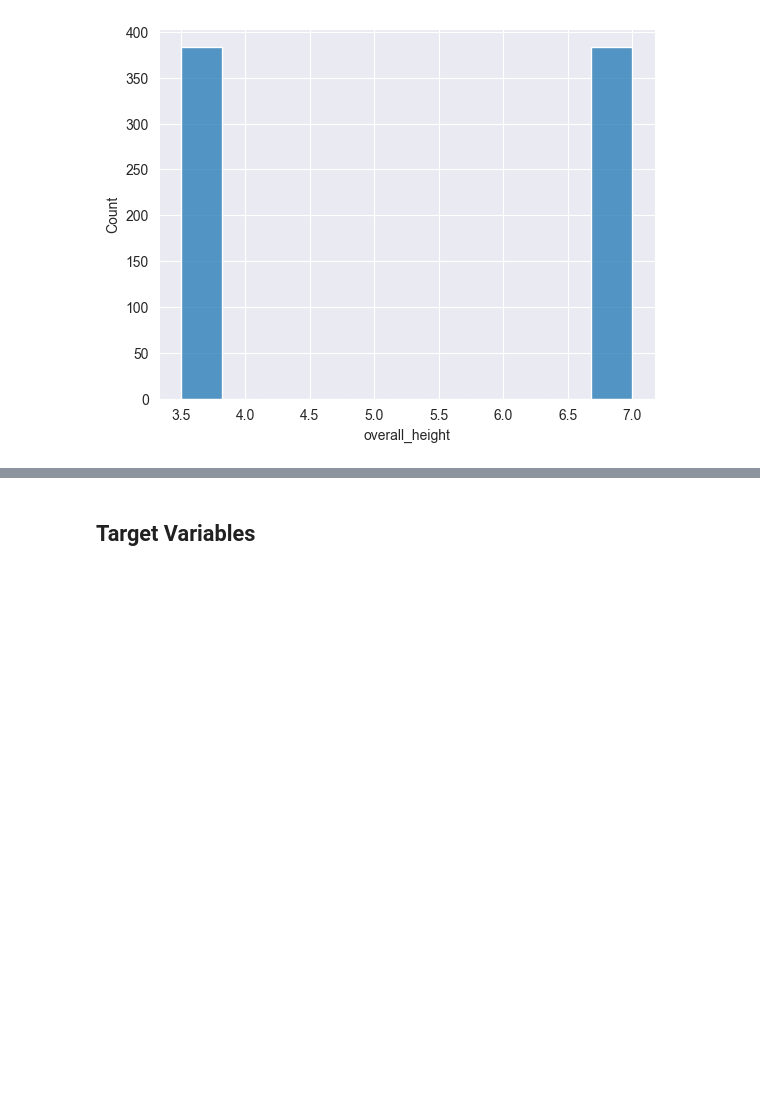
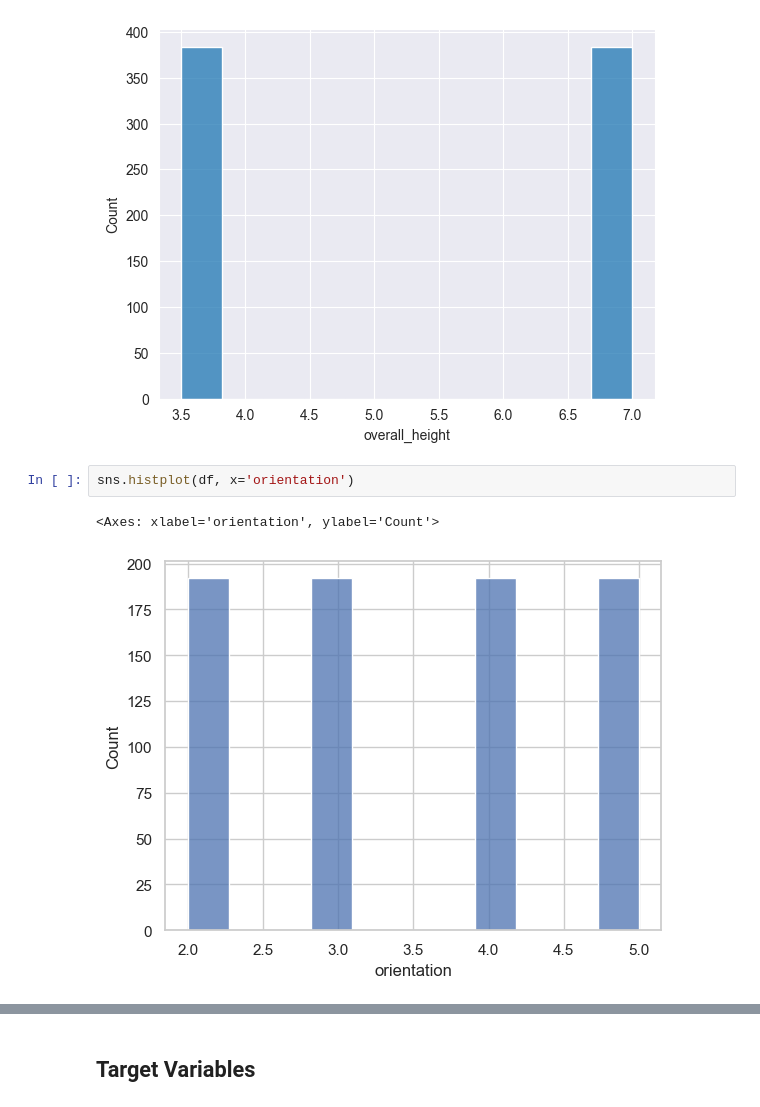
Before and after one commit to wimphil/machine_learning_group_11, a Jupyter notebook: exercise_0/analyze_energy_efficency_dataset.ipynb, the cells around one changed output, grey strips where cells are left out. Drawn from its saved outputs; the diff is of its cells as text; blank space fills up the shorter version.

```diff
--- a/exercise_0/analyze_energy_efficency_dataset.ipynb
+++ b/exercise_0/analyze_energy_efficency_dataset.ipynb
@@ -47,3 +100,8 @@ sns.histplot(df, x='overall_height')
 # %% [output]
 <Axes: xlabel='overall_height', ylabel='Count'>
 [figure]
+# %%
+sns.histplot(df, x='orientation')
+# %% [output]
+<Axes: xlabel='orientation', ylabel='Count'>
+[figure, added]
```
Also changed, not shown: parts of 10 cells of this notebook.
